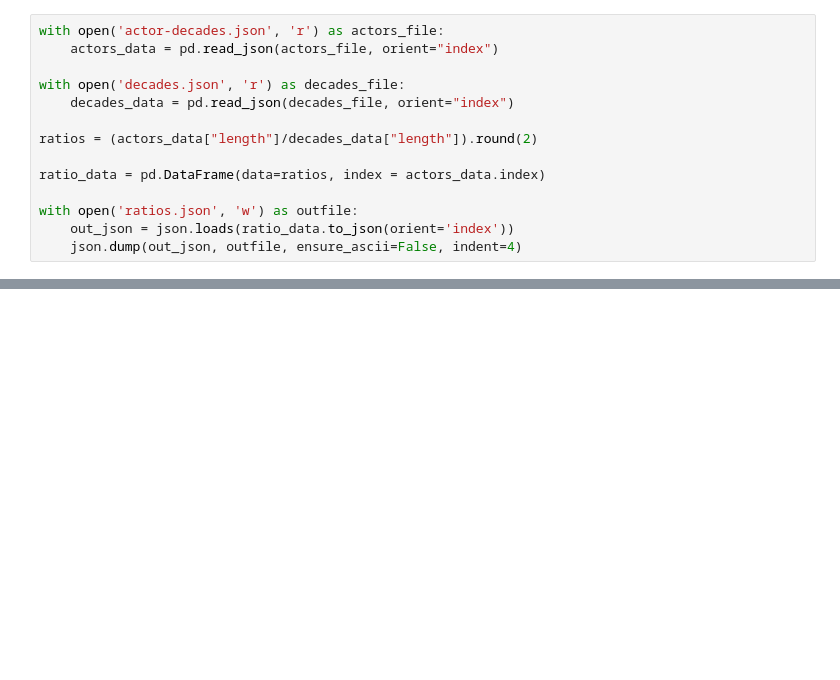
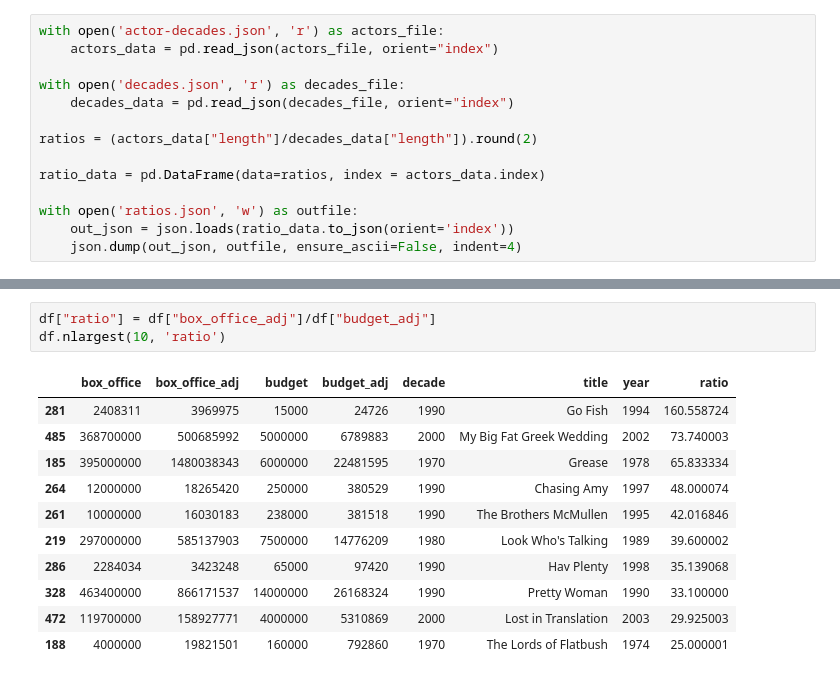
Before and after one commit to tacastillo/romcoms, a Jupyter notebook: python/data-formatting.ipynb, the cells around one changed output, grey strips where cells are left out. Drawn from its saved outputs; the diff is of its cells as text; blank space fills up the shorter version.

```diff
--- a/python/data-formatting.ipynb
+++ b/python/data-formatting.ipynb
@@ -341,0 +385,15 @@ with open('ratios.json', 'w') as outfile:
+# %%
+df["ratio"] = df["box_office_adj"]/df["budget_adj"]
+df.nlargest(10, 'ratio')
+# %% [output]
+|  | box_office | box_office_adj | budget | budget_adj | decade | title | year | ratio |
+| 281 | 2408311 | 3969975 | 15000 | 24726 | 1990 | Go Fish | 1994 | 160.558724 |
+| 485 | 368700000 | 500685992 | 5000000 | 6789883 | 2000 | My Big Fat Greek Wedding | 2002 | 73.740003 |
+| 185 | 395000000 | 1480038343 | 6000000 | 22481595 | 1970 | Grease | 1978 | 65.833334 |
+| 264 | 12000000 | 18265420 | 250000 | 380529 | 1990 | Chasing Amy | 1997 | 48.000074 |
+| 261 | 10000000 | 16030183 | 238000 | 381518 | 1990 | The Brothers McMullen | 1995 | 42.016846 |
+| 219 | 297000000 | 585137903 | 7500000 | 14776209 | 1980 | Look Who's Talking | 1989 | 39.600002 |
+| 286 | 2284034 | 3423248 | 65000 | 97420 | 1990 | Hav Plenty | 1998 | 35.139068 |
+| 328 | 463400000 | 866171537 | 14000000 | 26168324 | 1990 | Pretty Woman | 1990 | 33.100000 |
+| 472 | 119700000 | 158927771 | 4000000 | 5310869 | 2000 | Lost in Translation | 2003 | 29.925003 |
+| 188 | 4000000 | 19821501 | 160000 | 792860 | 1970 | The Lords of Flatbush | 1974 | 25.000001 |
```
Also changed, not shown: parts of 8 cells of this notebook, 9 other files.
